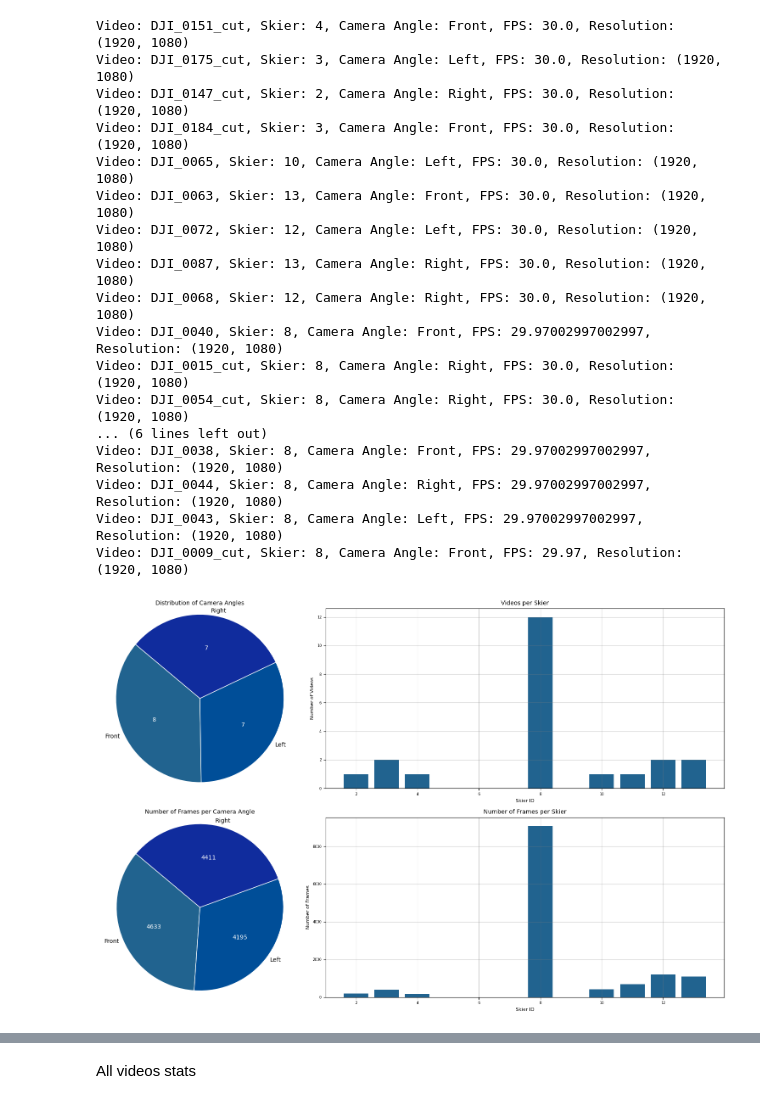
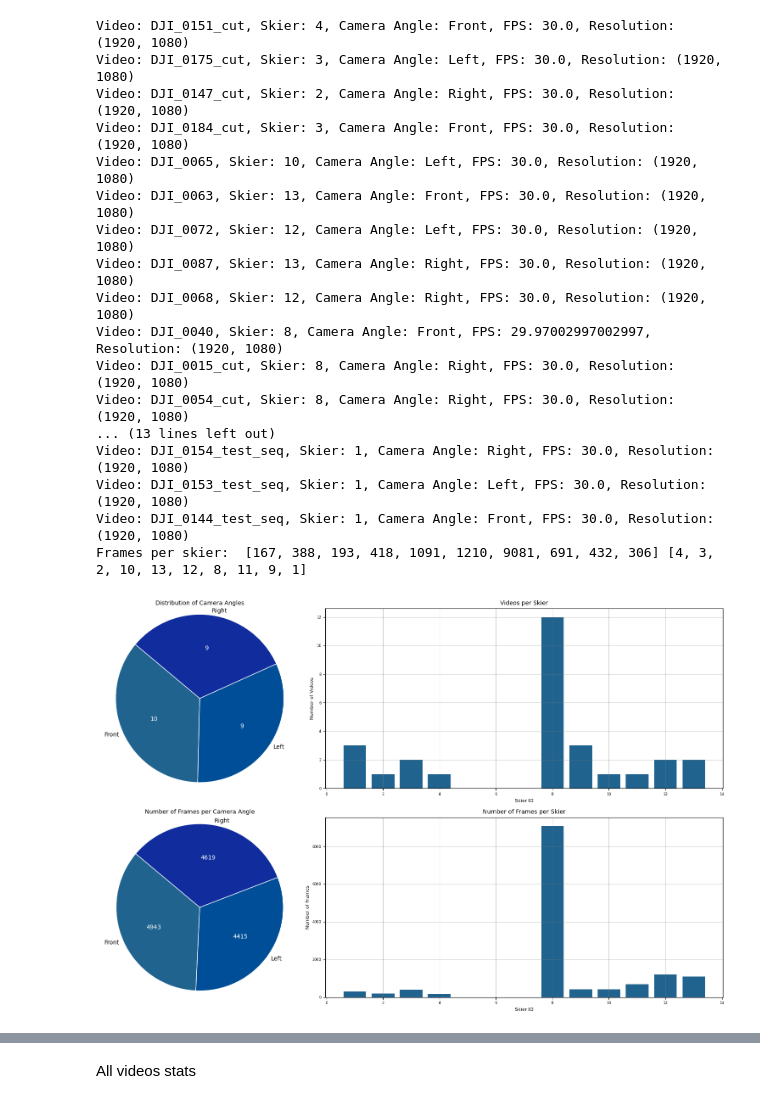
Before and after one commit to brittawi/SkiersProject, a Jupyter notebook: presentation_other_utility/paper/annotated_videos_stats.ipynb, the cells around one changed output, grey strips where cells are left out. Cells and saved outputs as stored; diff of their text form; code cells hidden in the pictures.

Commit message:
added test seqs to stats

```diff
--- a/presentation_other_utility/paper/annotated_videos_stats.ipynb
+++ b/presentation_other_utility/paper/annotated_videos_stats.ipynb
@@ -34,6 +34,12 @@ skiers_videos = {
     "DJI_0044" : (8, "Right"),
     "DJI_0043" : (8, "Left"),
     "DJI_0009_cut" : (8, "Front"),
+    "DJI_0058_test_seq": (9, "Front"),
+    "DJI_0124_test_seq": (9, "Left"),
+    "DJI_0128_test_seq": (9, "Right"),
+    "DJI_0154_test_seq": (1, "Right"),
+    "DJI_0153_test_seq": (1, "Left"),
+    "DJI_0144_test_seq": (1, "Front"),
 }
 
 folder = r"C:\awilde\britta\LTU\SkiingProject\SkiersProject\Data\annotated_videos"
@@ -104,6 +110,7 @@ axs[1][1].set_title('Number of Frames per Skier')
 axs[1][1].set_xlabel('Skier ID')
 axs[1][1].set_ylabel('Number of Frames')
 #axs[0][0].tick_params(axis='x', rotation=45)
+print("Frames per skier: ", frame_values, skiers_list)
 
 # 2. Bar chart for video count per skier
 axs[0][1].bar(skiers_list, list(skier_video_counts.values()))
@@ -116,36 +123,36 @@ axs[0][1].set_ylabel('Number of Videos')
 create_pie_chart(camera_angles, camera_angle_values, axs[0][0], 'Distribution of Camera Angles')
 # axs[1][0].bar(camera_angles, camera_angle_values)
 # axs[1][0].set_title('Distribution of Camera Angles')
 # axs[1][0].set_xlabel('Camera Angle')
 # axs[1][0].set_ylabel('Number of Videos')
 
 # 3. Bar chart for frame distribution by camera angle (Total frames per camera angle)
 create_pie_chart(camera_angles, camera_angle_frame_values, axs[1][0], 'Number of Frames per Camera Angle')
 # axs[1][1].bar(camera_angles, camera_angle_frame_values)
 # axs[1][1].set_title('Number of Frames per Camera Angle')
 # axs[1][1].set_xlabel('Camera Angle')
 # axs[1][1].set_ylabel('Number of Frames')
 
 # Adjust layout
 fig.patch.set_facecolor('white')
 
 fig.tight_layout()
 # %% [output]
 Video: DJI_0151_cut, Skier: 4, Camera Angle: Front, FPS: 30.0, Resolution: (1920, 1080)
 Video: DJI_0175_cut, Skier: 3, Camera Angle: Left, FPS: 30.0, Resolution: (1920, 1080)
 Video: DJI_0147_cut, Skier: 2, Camera Angle: Right, FPS: 30.0, Resolution: (1920, 1080)
 Video: DJI_0184_cut, Skier: 3, Camera Angle: Front, FPS: 30.0, Resolution: (1920, 1080)
 Video: DJI_0065, Skier: 10, Camera Angle: Left, FPS: 30.0, Resolution: (1920, 1080)
 Video: DJI_0063, Skier: 13, Camera Angle: Front, FPS: 30.0, Resolution: (1920, 1080)
 Video: DJI_0072, Skier: 12, Camera Angle: Left, FPS: 30.0, Resolution: (1920, 1080)
 Video: DJI_0087, Skier: 13, Camera Angle: Right, FPS: 30.0, Resolution: (1920, 1080)
 Video: DJI_0068, Skier: 12, Camera Angle: Right, FPS: 30.0, Resolution: (1920, 1080)
 Video: DJI_0040, Skier: 8, Camera Angle: Front, FPS: 29.97002997002997, Resolution: (1920, 1080)
 Video: DJI_0015_cut, Skier: 8, Camera Angle: Right, FPS: 30.0, Resolution: (1920, 1080)
 Video: DJI_0054_cut, Skier: 8, Camera Angle: Right, FPS: 30.0, Resolution: (1920, 1080)
-... (6 lines left out)
-Video: DJI_0038, Skier: 8, Camera Angle: Front, FPS: 29.97002997002997, Resolution: (1920, 1080)
-Video: DJI_0044, Skier: 8, Camera Angle: Right, FPS: 29.97002997002997, Resolution: (1920, 1080)
-Video: DJI_0043, Skier: 8, Camera Angle: Left, FPS: 29.97002997002997, Resolution: (1920, 1080)
-Video: DJI_0009_cut, Skier: 8, Camera Angle: Front, FPS: 29.97, Resolution: (1920, 1080)
+... (13 lines left out)
+Video: DJI_0154_test_seq, Skier: 1, Camera Angle: Right, FPS: 30.0, Resolution: (1920, 1080)
+Video: DJI_0153_test_seq, Skier: 1, Camera Angle: Left, FPS: 30.0, Resolution: (1920, 1080)
+Video: DJI_0144_test_seq, Skier: 1, Camera Angle: Front, FPS: 30.0, Resolution: (1920, 1080)
+Frames per skier:  [167, 388, 193, 418, 1091, 1210, 9081, 691, 432, 306] [4, 3, 2, 10, 13, 12, 8, 11, 9, 1]
-[figure, old version]
+[figure, new version]
```
Also changed, not shown: parts of 2 cells of this notebook.
